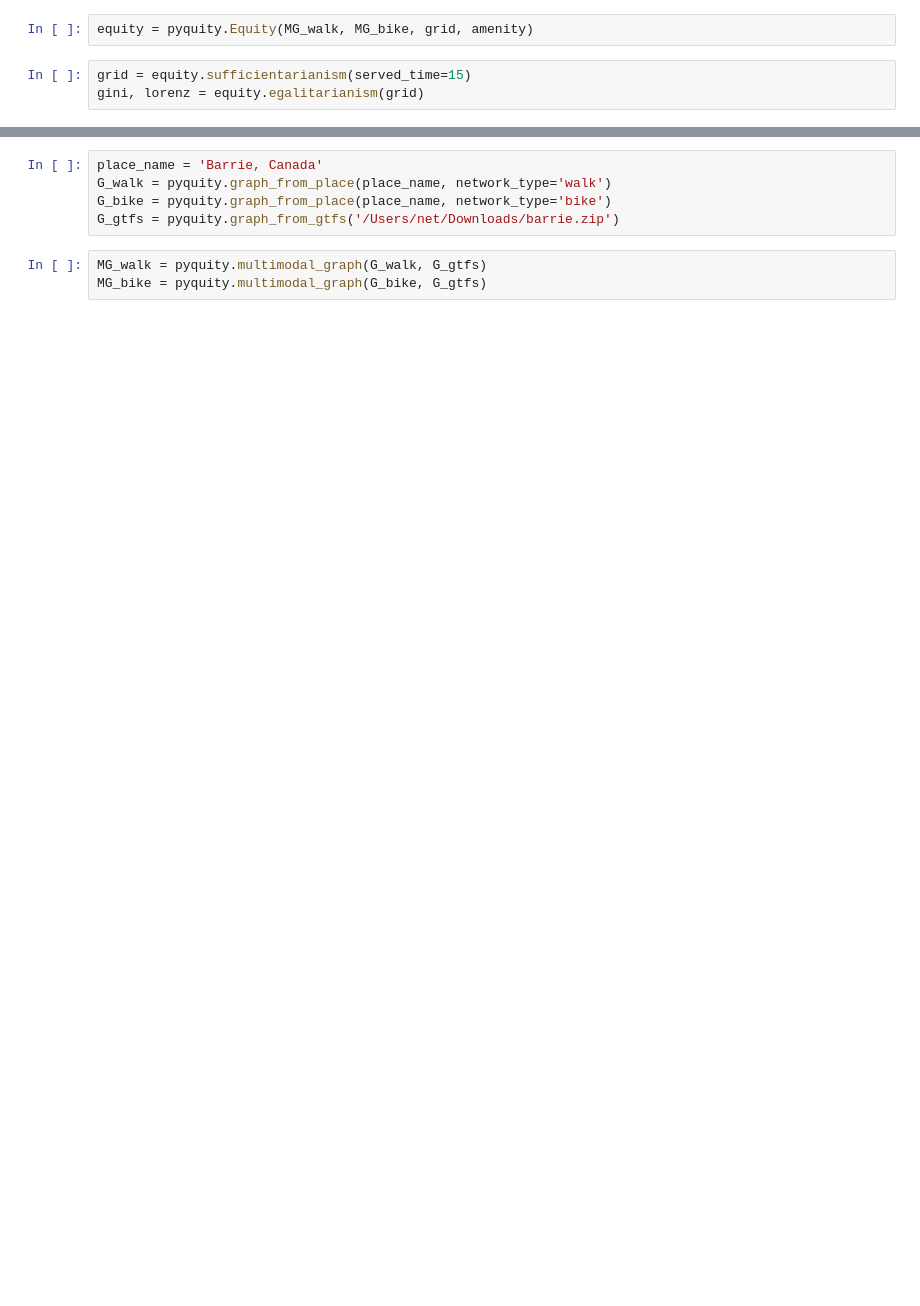
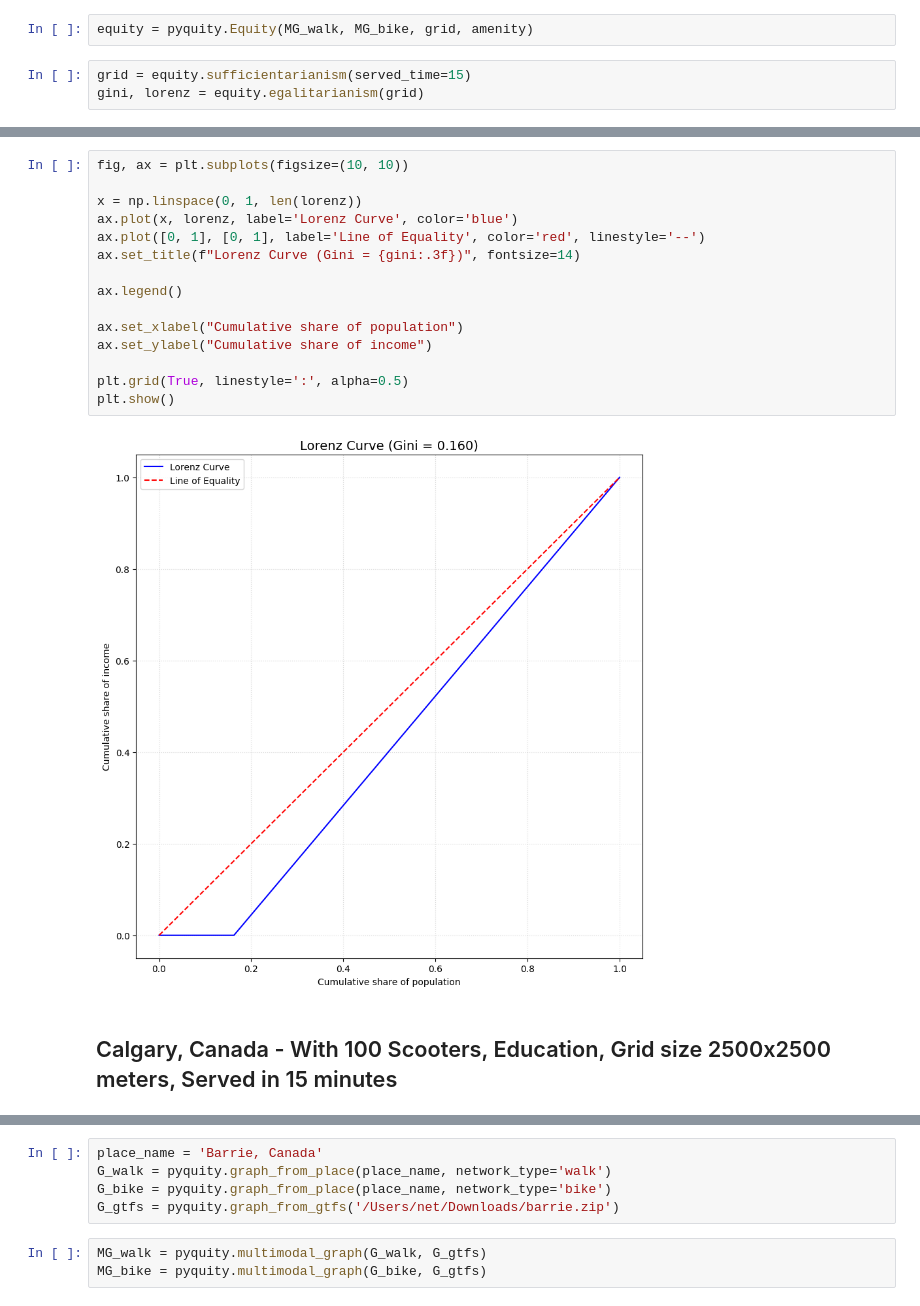
Before and after one commit to pannawatr/pyquity, a Jupyter notebook: examples/main.ipynb, the cells around one changed output, grey strips where cells are left out. Cells and saved outputs as stored; diff of their text form; blank space fills up the shorter version.

```diff
--- a/examples/main.ipynb
+++ b/examples/main.ipynb
@@ -35,0 +49,19 @@ plt.show()
+# %%
+fig, ax = plt.subplots(figsize=(10, 10))
+
+x = np.linspace(0, 1, len(lorenz))
+ax.plot(x, lorenz, label='Lorenz Curve', color='blue')
+ax.plot([0, 1], [0, 1], label='Line of Equality', color='red', linestyle='--')
+ax.set_title(f"Lorenz Curve (Gini = {gini:.3f})", fontsize=14)
+
+ax.legend()
+
+ax.set_xlabel("Cumulative share of population")
+ax.set_ylabel("Cumulative share of income")
+
+plt.grid(True, linestyle=':', alpha=0.5)
+plt.show()
+# %% [output]
+[figure, added]
+# %% [markdown]
+## Calgary, Canada - With 100 Scooters, Education, Grid size 2500x2500 meters, Served in 15 minutes
```
Also changed, not shown: parts of 25 cells of this notebook.
